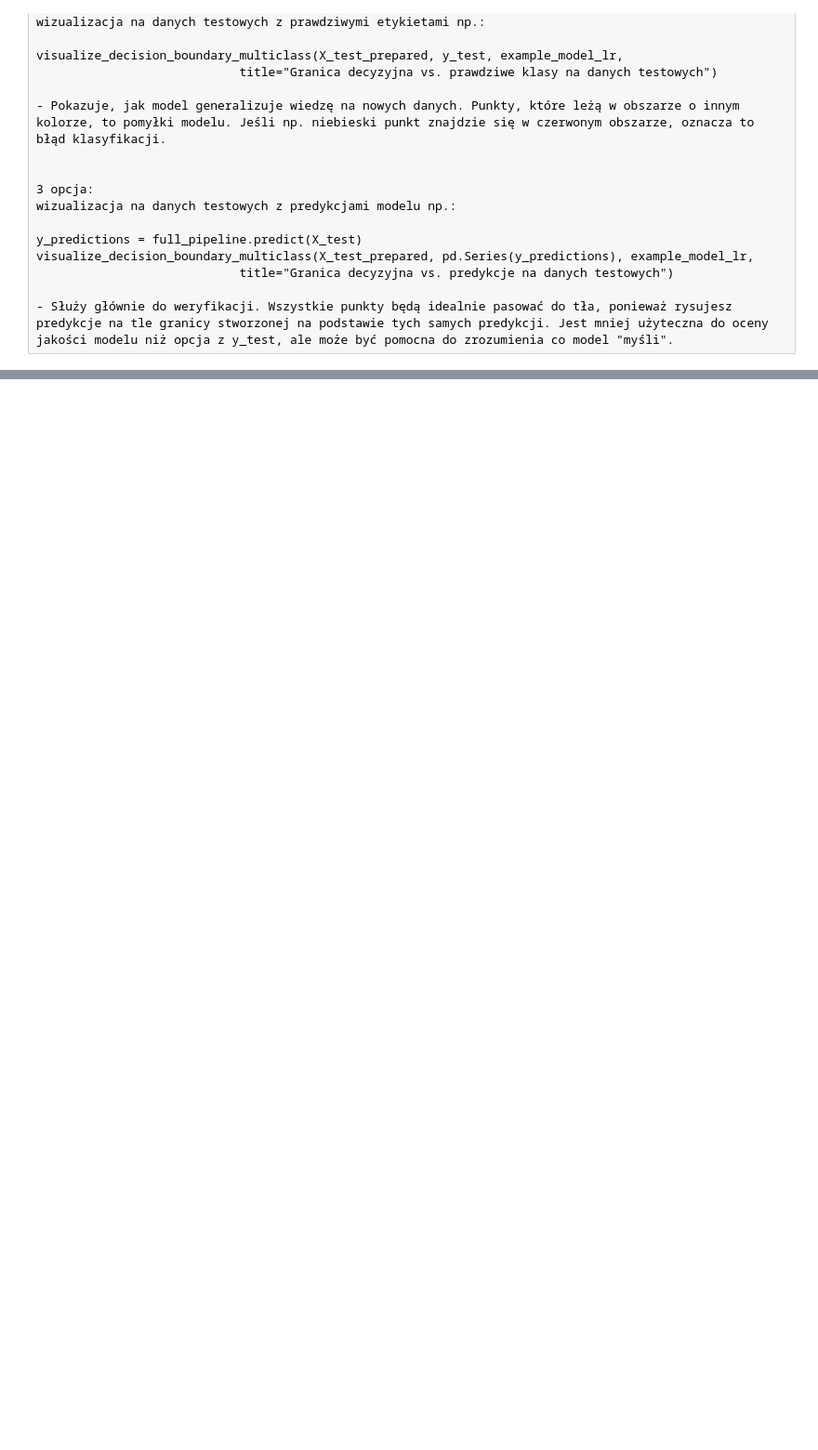
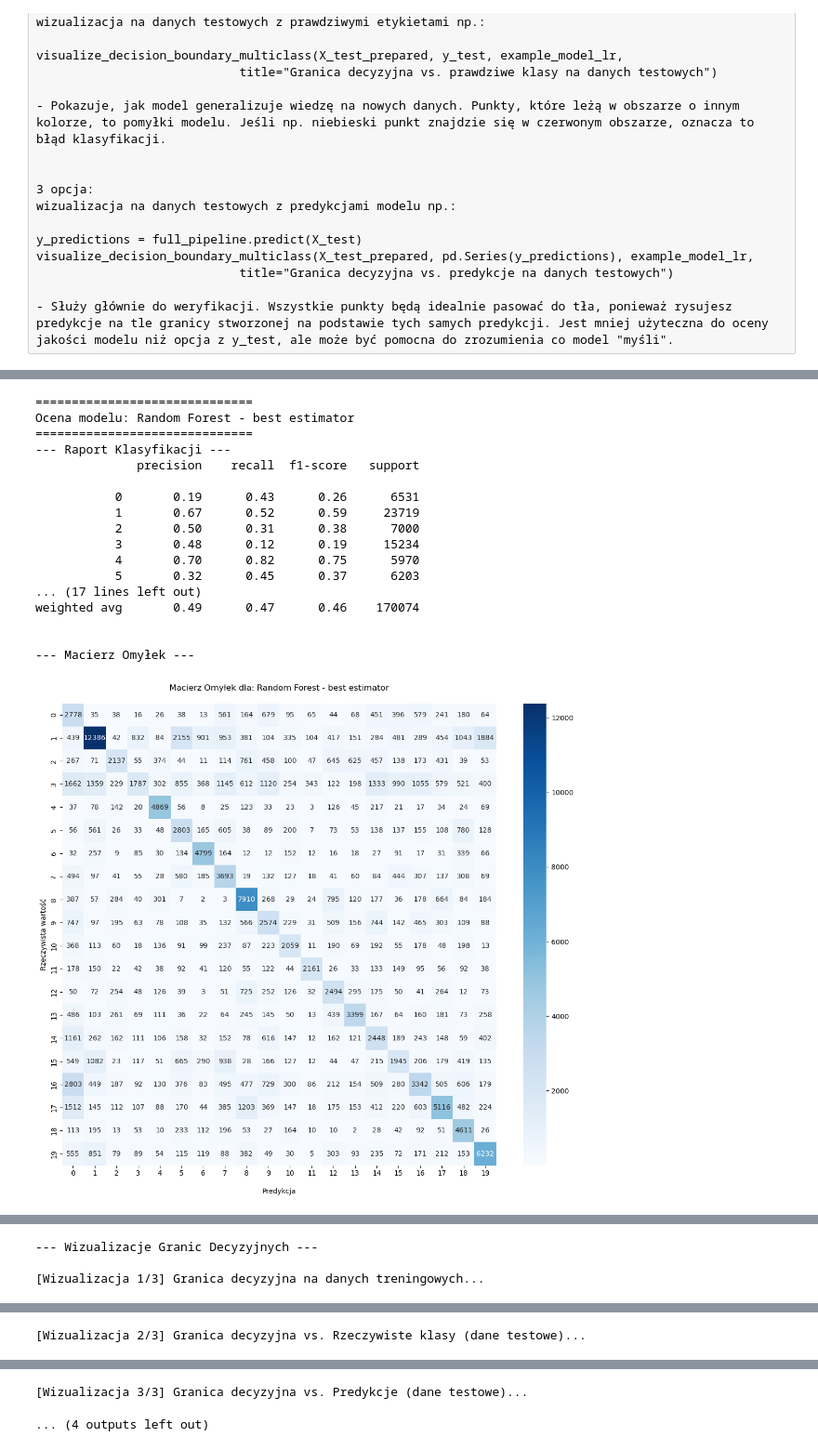
Before and after one commit to GregoireVerte/covid19, a Jupyter notebook: covid19_supervised_learning.ipynb, the cells around one changed output, grey strips where cells are left out. Shown at 93% size. Cells and saved outputs as stored; diff of their text form; code cells hidden in the pictures; blank space fills up the shorter version.

Commit message:
add_model_random_forest

```diff
--- a/covid19_supervised_learning.ipynb
+++ b/covid19_supervised_learning.ipynb
@@ -136,6 +136,7 @@ visualize_decision_boundary_multiclass(X_test_prepared, pd.Series(y_predictions)
 
 from sklearn.metrics import classification_report, confusion_matrix, roc_auc_score, f1_score, accuracy_score, precision_score, recall_score
 import seaborn as sns
+from IPython.display import display
 
 class ModelEvaluator:
     """
@@ -147,7 +148,7 @@ class ModelEvaluator:
         self.metrics_summary = pd.DataFrame(columns=['Model', 'Accuracy', 'Precision (weighted)',
                                                      'Recall (weighted)', 'F1_score (weighted)', 'AUC (weighted)'])
 
-    def evaluate(self, model, model_name, X_test, y_test):
+    def evaluate(self, model, model_name, X_train, y_train, X_test, y_test):
         """
         Ocenia już wytrenowany model i generuje raport z metrykami i wizualizacjami.
         """
@@ -194,12 +195,33 @@ class ModelEvaluator:
         self.metrics_summary = pd.concat([self.metrics_summary, new_row], ignore_index=True)
 
         ### WIZUALIZACJA GRANIC DECYZYJNYCH
-        print("\n--- Wizualizacja Granic Decyzyjnych (na danych testowych) ---")
+        print("\n--- Wizualizacje Granic Decyzyjnych ---")
+
+        ## wizualizacja na danych treningowych
+        print("\n[Wizualizacja 1/3] Granica decyzyjna na danych treningowych...")
+        try:
+            visualize_decision_boundary_multiclass(X_train, y_train, model,
+                title=f"Granica decyzyjna (dane treningowe) - {model_name}")
+        except Exception as e:
+            print(f"Nie udało się wygenerować wizualizacji. Błąd: {e}")
+
+        ## wizualizacja na danych testowych z prawdziwymi etykietami
+        print("\n[Wizualizacja 2/3] Granica decyzyjna vs. Rzeczywiste klasy (dane testowe)...")
         try:
             visualize_decision_boundary_multiclass(X_test, y_test, model,
                 title=f"Granica decyzyjna vs. Rzeczywiste klasy - {model_name}")
         except Exception as e:
-            print(f"Nie udało się wygenerować wizualizacji granic decyzyjnych. Błąd: {e}")
+            print(f"Nie udało się wygenerować wizualizacji. Błąd: {e}")
+
+        ## wizualizacja na danych testowych z predykcjami
+        print("\n[Wizualizacja 3/3] Granica decyzyjna vs. Predykcje (dane testowe)...")
+        try:
+            # Tworzymy serię z predykcjami, zachowując indeks ze zbioru testowego
+            y_pred_series = pd.Series(predictions, index=y_test.index)
+            visualize_decision_boundary_multiclass(X_test, y_pred_series, model,
+                title=f"Granica decyzyjna vs. Predykcje - {model_name}")
+        except Exception as e:
+            print(f"Nie udało się wygenerować wizualizacji. Błąd: {e}")
 
     def display_summary(self, sort_by='F1_score (weighted)'):
         """
@@ -233,0 +341,24 @@ evaluator.display_summary()
+# %%
+## uruchom pełną ocenę modelu
+evaluator.evaluate(rfc_model, 'Random Forest - best estimator', X_train, y_train, X_test, y_test)
+
+evaluator.display_summary()
+# %% [output]
+==============================
+Ocena modelu: Random Forest - best estimator
+==============================
+--- Raport Klasyfikacji ---
+              precision    recall  f1-score   support
+
+           0       0.19      0.43      0.26      6531
+           1       0.67      0.52      0.59     23719
+           2       0.50      0.31      0.38      7000
+           3       0.48      0.12      0.19     15234
+           4       0.70      0.82      0.75      5970
+           5       0.32      0.45      0.37      6203
+... (17 lines left out)
+weighted avg       0.49      0.47      0.46    170074
+
+
+--- Macierz Omyłek ---
+[figure, added]
@@ -233,0 +368,3 @@ evaluator.display_summary()
+--- Wizualizacje Granic Decyzyjnych ---
+
+[Wizualizacja 1/3] Granica decyzyjna na danych treningowych...
@@ -233,0 +377 @@ evaluator.display_summary()
+[Wizualizacja 2/3] Granica decyzyjna vs. Rzeczywiste klasy (dane testowe)...
@@ -233,0 +384,2 @@ evaluator.display_summary()
+[Wizualizacja 3/3] Granica decyzyjna vs. Predykcje (dane testowe)...
+... (4 outputs left out)
```
Also changed, not shown: parts of 4 cells of this notebook, 1 other file.
